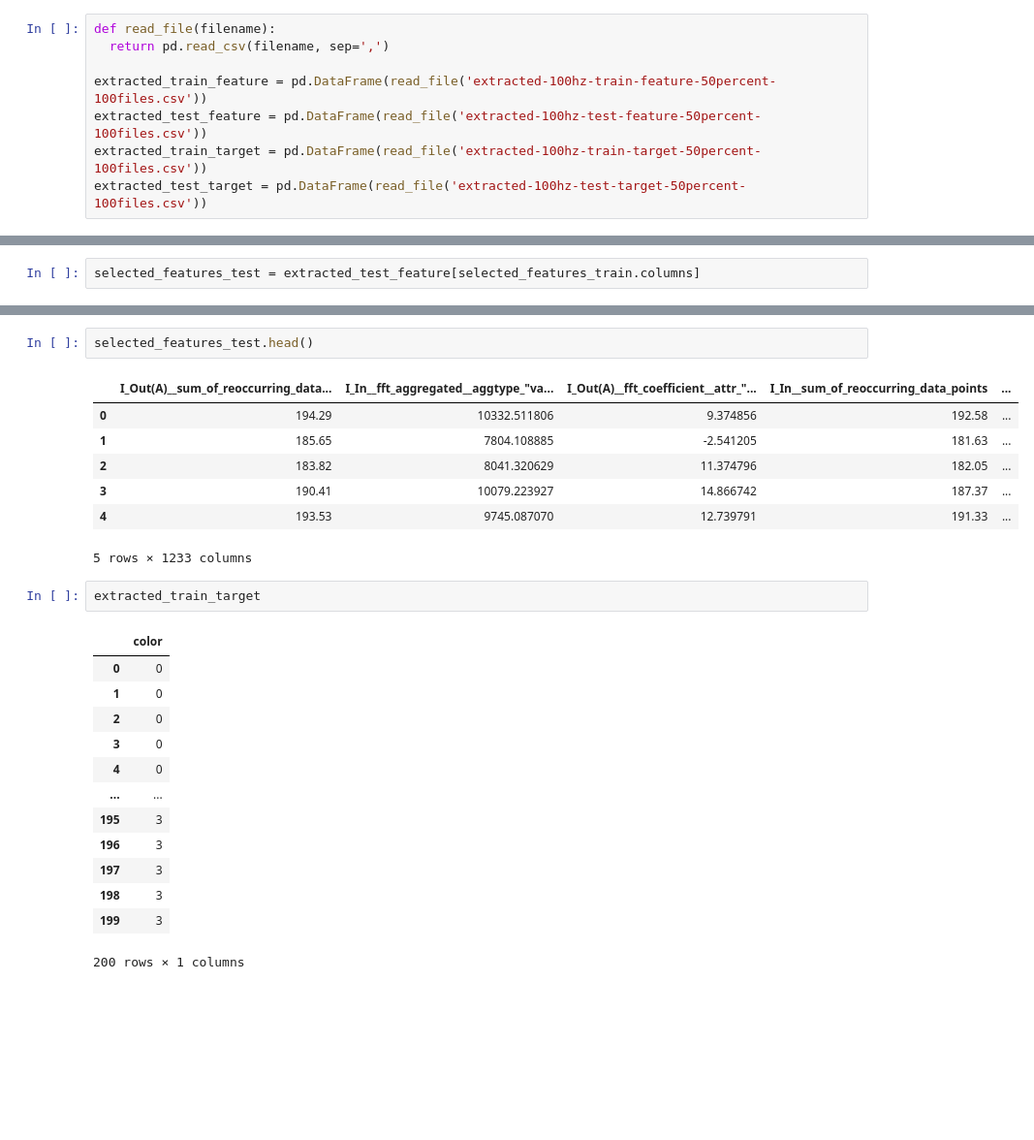
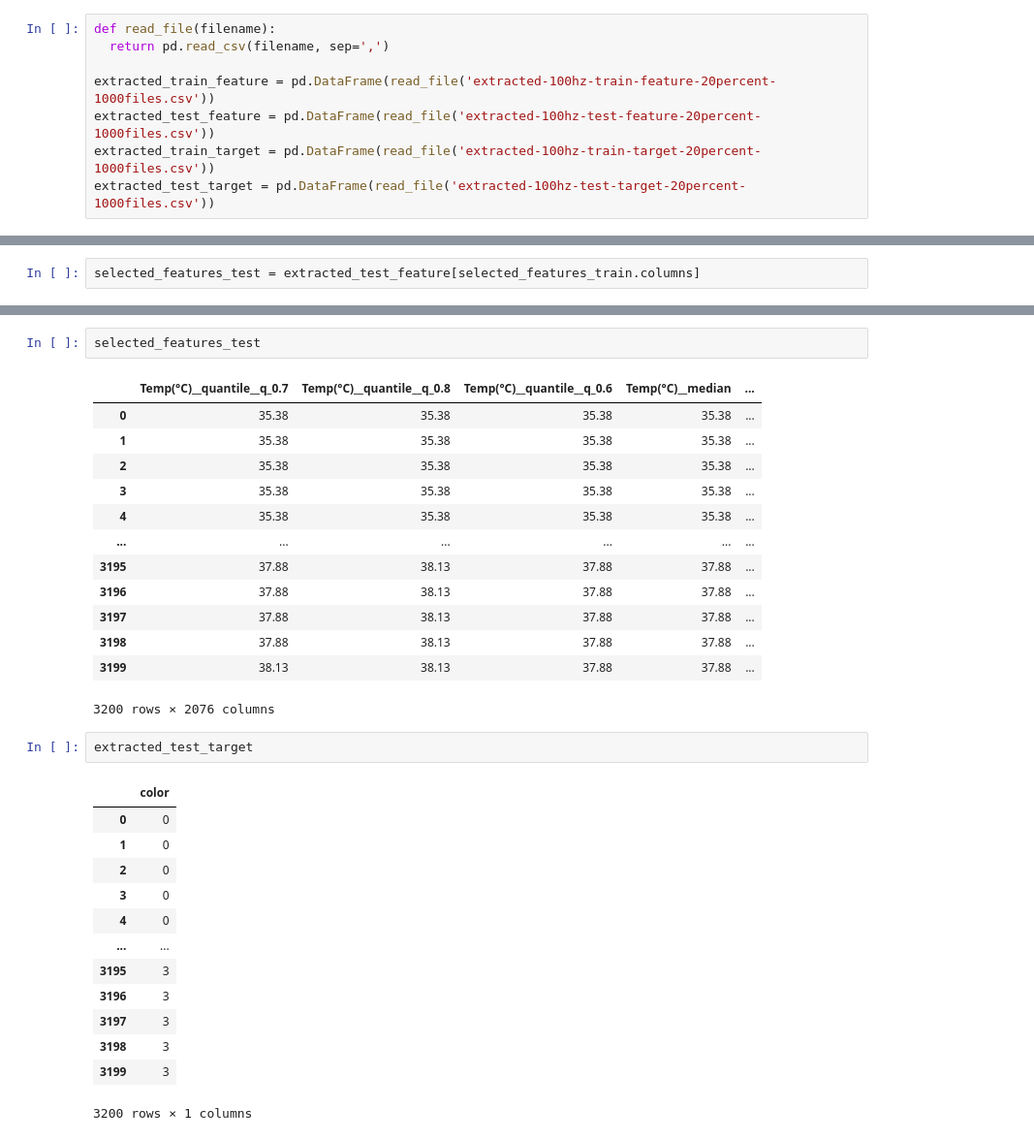
Before and after one commit to aadityane93/SortingLine-ml, a Jupyter notebook: Feature_Selection_and_Model_Training.ipynb, the cells around one changed output, grey strips where cells are left out. Shown at 97% size. Saved outputs shown, nothing was run; the diff lists cells and outputs as text; blank space fills up the shorter version.

```diff
--- a/Feature_Selection_and_Model_Training.ipynb
+++ b/Feature_Selection_and_Model_Training.ipynb
@@ -77,10 +77,10 @@ Downloading extracted-100hz-train-target-50percent-10files.csv
 def read_file(filename):
   return pd.read_csv(filename, sep=',')
 
-extracted_train_feature = pd.DataFrame(read_file('extracted-100hz-train-feature-50percent-100files.csv'))
-extracted_test_feature = pd.DataFrame(read_file('extracted-100hz-test-feature-50percent-100files.csv'))
-extracted_train_target = pd.DataFrame(read_file('extracted-100hz-train-target-50percent-100files.csv'))
-extracted_test_target = pd.DataFrame(read_file('extracted-100hz-test-target-50percent-100files.csv'))
+extracted_train_feature = pd.DataFrame(read_file('extracted-100hz-train-feature-20percent-1000files.csv'))
+extracted_test_feature = pd.DataFrame(read_file('extracted-100hz-test-feature-20percent-1000files.csv'))
+extracted_train_target = pd.DataFrame(read_file('extracted-100hz-train-target-20percent-1000files.csv'))
+extracted_test_target = pd.DataFrame(read_file('extracted-100hz-test-target-20percent-1000files.csv'))
 # %%
 extracted_train_target = extracted_train_target.drop(columns=['Unnamed: 0'])
 extracted_test_target = extracted_test_target.drop(columns=['Unnamed: 0'])
@@ -113,29 +119,35 @@ selected_features_train.head()
 # %%
-selected_features_test.head()
+selected_features_test
 # %% [output]
-|  | I_Out(A)__sum_of_reoccurring_data... | I_In__fft_aggregated__aggtype_"va... | I_Out(A)__fft_coefficient__attr_"... | I_In__sum_of_reoccurring_data_points | ... |
-| 0 | 194.29 | 10332.511806 | 9.374856 | 192.58 | ... |
-| 1 | 185.65 | 7804.108885 | -2.541205 | 181.63 | ... |
-| 2 | 183.82 | 8041.320629 | 11.374796 | 182.05 | ... |
-| 3 | 190.41 | 10079.223927 | 14.866742 | 187.37 | ... |
-| 4 | 193.53 | 9745.087070 | 12.739791 | 191.33 | ... |
+|  | Temp(°C)__quantile__q_0.7 | Temp(°C)__quantile__q_0.8 | Temp(°C)__quantile__q_0.6 | Temp(°C)__median | ... |
+| 0 | 35.38 | 35.38 | 35.38 | 35.38 | ... |
+| 1 | 35.38 | 35.38 | 35.38 | 35.38 | ... |
+| 2 | 35.38 | 35.38 | 35.38 | 35.38 | ... |
+| 3 | 35.38 | 35.38 | 35.38 | 35.38 | ... |
+| 4 | 35.38 | 35.38 | 35.38 | 35.38 | ... |
+| ... | ... | ... | ... | ... | ... |
+| 3195 | 37.88 | 38.13 | 37.88 | 37.88 | ... |
+| 3196 | 37.88 | 38.13 | 37.88 | 37.88 | ... |
+| 3197 | 37.88 | 38.13 | 37.88 | 37.88 | ... |
+| 3198 | 37.88 | 38.13 | 37.88 | 37.88 | ... |
+| 3199 | 38.13 | 38.13 | 37.88 | 37.88 | ... |
-5 rows × 1233 columns
+3200 rows × 2076 columns
-# %%
-extracted_train_target
-# %% [output]
-|  | color |
-| 0 | 0 |
-| 1 | 0 |
-| 2 | 0 |
-| 3 | 0 |
-| 4 | 0 |
-| ... | ... |
-| 195 | 3 |
-| 196 | 3 |
-| 197 | 3 |
-| 198 | 3 |
-| 199 | 3 |
-200 rows × 1 columns
+# %%
+extracted_test_target
+# %% [output]
+|  | color |
+| 0 | 0 |
+| 1 | 0 |
+| 2 | 0 |
+| 3 | 0 |
+| 4 | 0 |
+| ... | ... |
+| 3195 | 3 |
+| 3196 | 3 |
+| 3197 | 3 |
+| 3198 | 3 |
+| 3199 | 3 |
+3200 rows × 1 columns
 # %%
 model = RandomForestClassifier()
 model.fit(selected_features_train,extracted_train_target)
```
Also changed, not shown: parts of 4 cells of this notebook.
